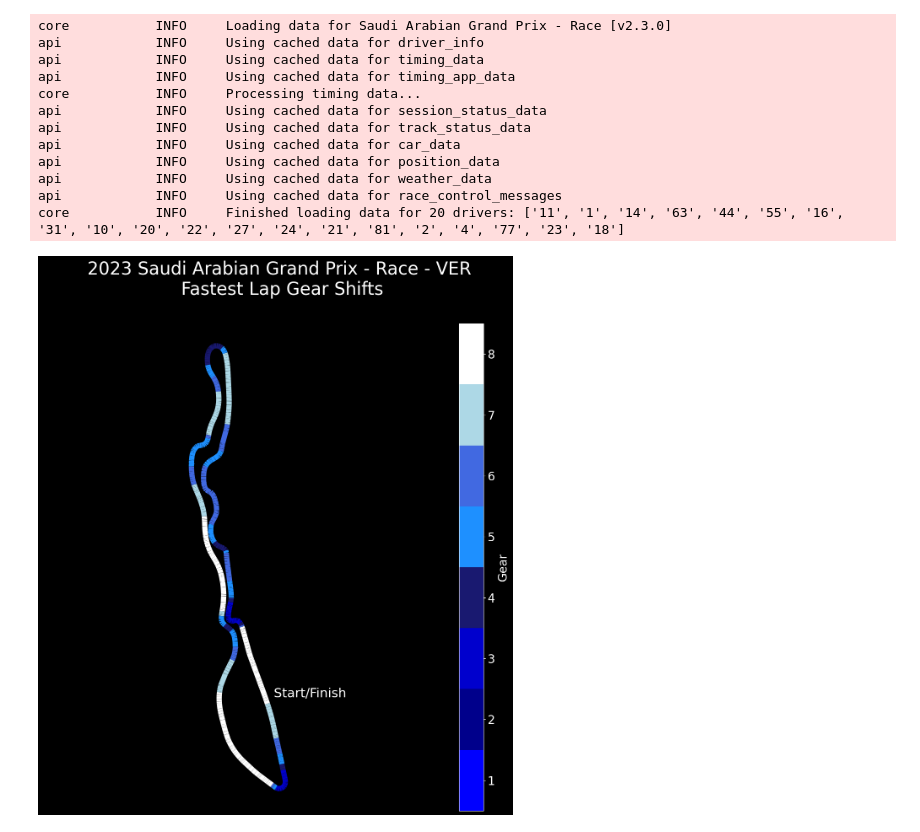
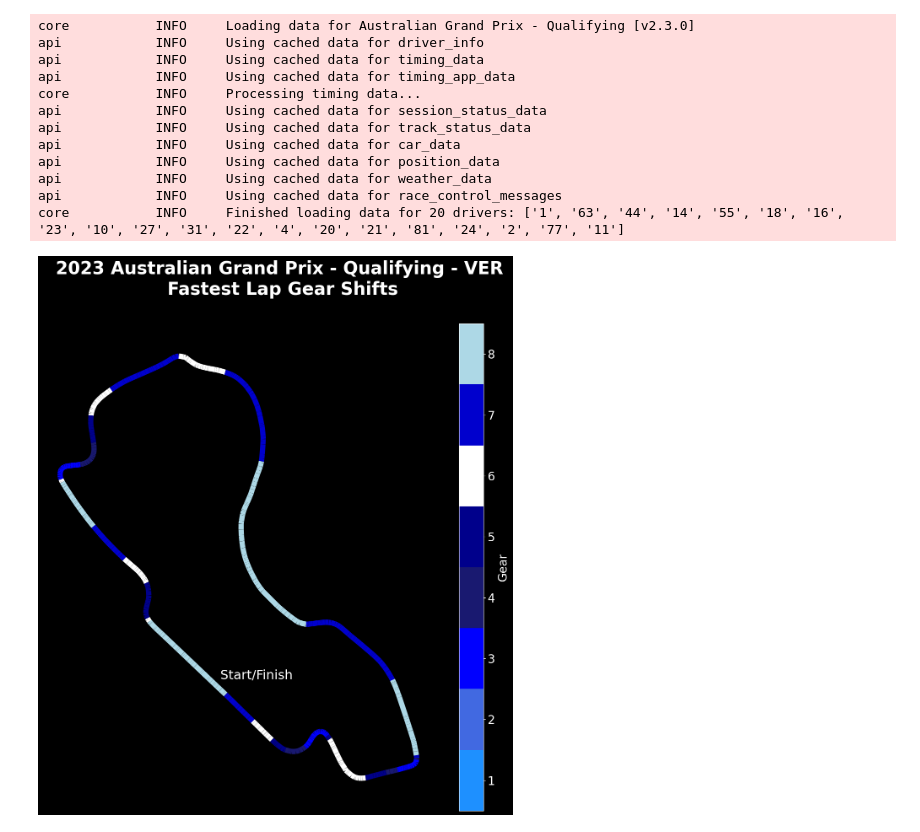
Before and after one commit to RickyRAV/F1DataVisualization, a Jupyter notebook: ForFastestLaps/GearShiftsTrack.ipynb, the cells around one changed output. Cells and saved outputs as stored; diff of their text form; code cells hidden in the pictures.

Commit message:
Updated to Australia Posts

```diff
--- a/ForFastestLaps/GearShiftsTrack.ipynb
+++ b/ForFastestLaps/GearShiftsTrack.ipynb
@@ -12,9 +13,9 @@ ff1.Cache.enable_cache('../../cache')
 # %%
-year, event, event_type = 2023, 'Jeddah', 'R'
+year, event, event_type = 2023, 'Australia', 'Q'
 session = ff1.get_session(year, event, event_type)
 session.load()
 # %% [output]
-core           INFO     Loading data for Saudi Arabian Grand Prix - Race [v2.3.0]
+core           INFO     Loading data for Australian Grand Prix - Qualifying [v2.3.0]
 api            INFO     Using cached data for driver_info
 api            INFO     Using cached data for timing_data
 api            INFO     Using cached data for timing_app_data
@@ -25,11 +26,12 @@ api            INFO     Using cached data for car_data
 api            INFO     Using cached data for position_data
 api            INFO     Using cached data for weather_data
 api            INFO     Using cached data for race_control_messages
-core           INFO     Finished loading data for 20 drivers: ['11', '1', '14', '63', '44', '55', '16', '31', '10', '20', '22', '27', '24', '21', '81', '2', '4', '77', '23', '18']
+core           INFO     Finished loading data for 20 drivers: ['1', '63', '44', '14', '55', '18', '16', '23', '10', '27', '31', '22', '4', '20', '21', '81', '24', '2', '77', '11']
 # %%
 driver_1 = 'VER'
 laps_driver_1 = session.laps.pick_driver(driver_1)
-idk_mate = laps_driver_1.loc[laps_driver_1['LapNumber'] == 50]
+# idk_mate = laps_driver_1.loc[laps_driver_1['LapNumber'] == 50]
+idk_mate = laps_driver_1.pick_fastest()
 telemetry = idk_mate.get_telemetry().add_distance()
 team_driver_1 = laps_driver_1['Team']
 # %%
@@ -63,32 +65,32 @@ track_width = 9  # This is the value you used for lc_comp.set_linewidth()
 # Set the start/finish line width to half of the track width
 line_width = track_width / 2
 
 # Draw the start/finish line
 xmin = segments[0][0][0]
 xmax = xmin + line_width
 plt.hlines(y=start_y, xmin=xmin, xmax=xmax, color='red', linestyle='--', linewidth=2)
 
 # Add the "Start/Finish" text
 text_x = xmax + 600  # You can adjust the 0.5 value to change the distance between the text and the line
 text_y = start_y
 plt.text(text_x, text_y, 'Start/Finish', fontsize=22, verticalalignment='center')
 
 plt.gca().add_collection(lc_comp)
 plt.axis('equal')
 plt.tick_params(labelleft=False, left=False, labelbottom=False, bottom=False)
-plt.suptitle(f"{title}\n Fastest Lap Gear Shifts", size = 30)
+plt.suptitle(f"{title}\n Fastest Lap Gear Shifts", size = 30, fontweight='bold')
 
 cbar = plt.colorbar(mappable=lc_comp, boundaries=np.arange(1, 10))
 cbar.set_ticks(np.arange(1.5, 9.5))
 cbar.set_ticklabels(np.arange(1, 9))
 # Set the tick label size to 20
 cbar.ax.tick_params(labelsize=20)
 cbar.set_label("Gear", fontsize=20)  # Set the label size
 
 plt.rcParams['figure.figsize'] = plot_size
 plt.style.use('dark_background')
 plt.gca().set_axis_off()
 plt.savefig(plot_filename, dpi=300)
 plt.show()
 # %% [output]
-[figure, old version]
+[figure, new version]
```
Also changed, not shown: parts of 2 cells of this notebook, 25 other files.
